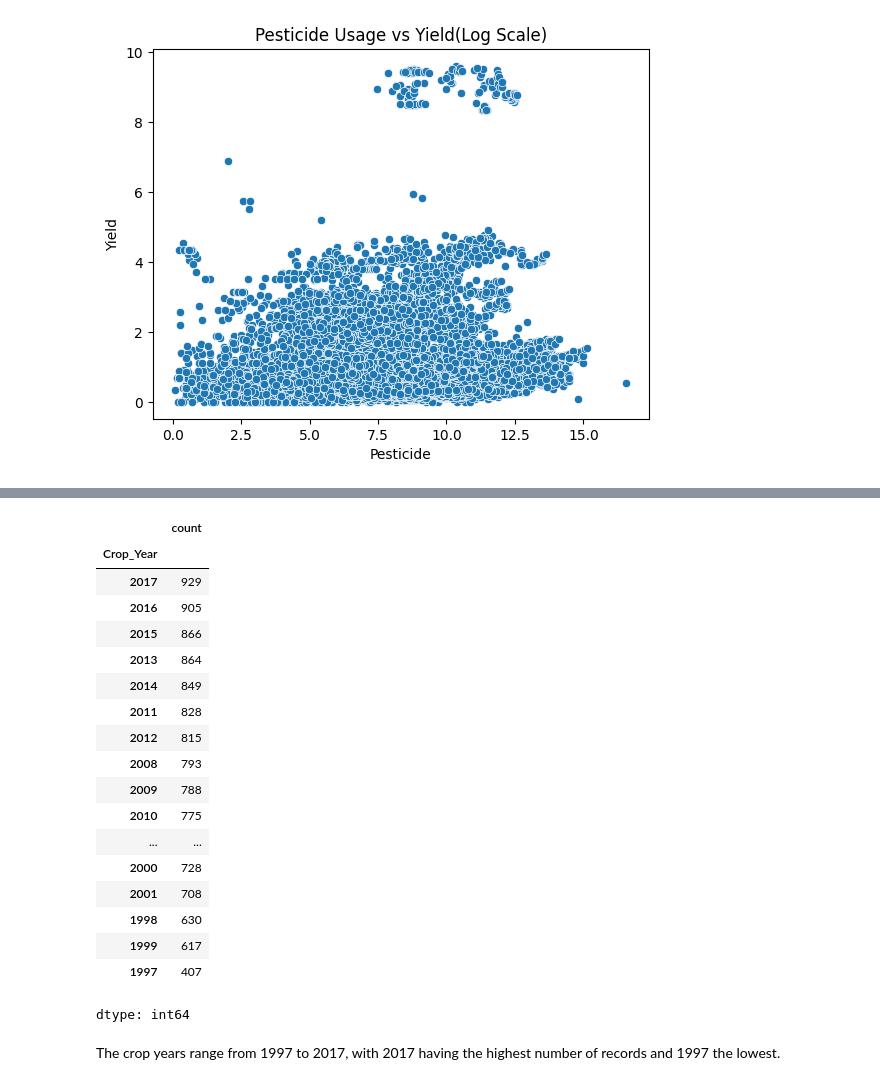
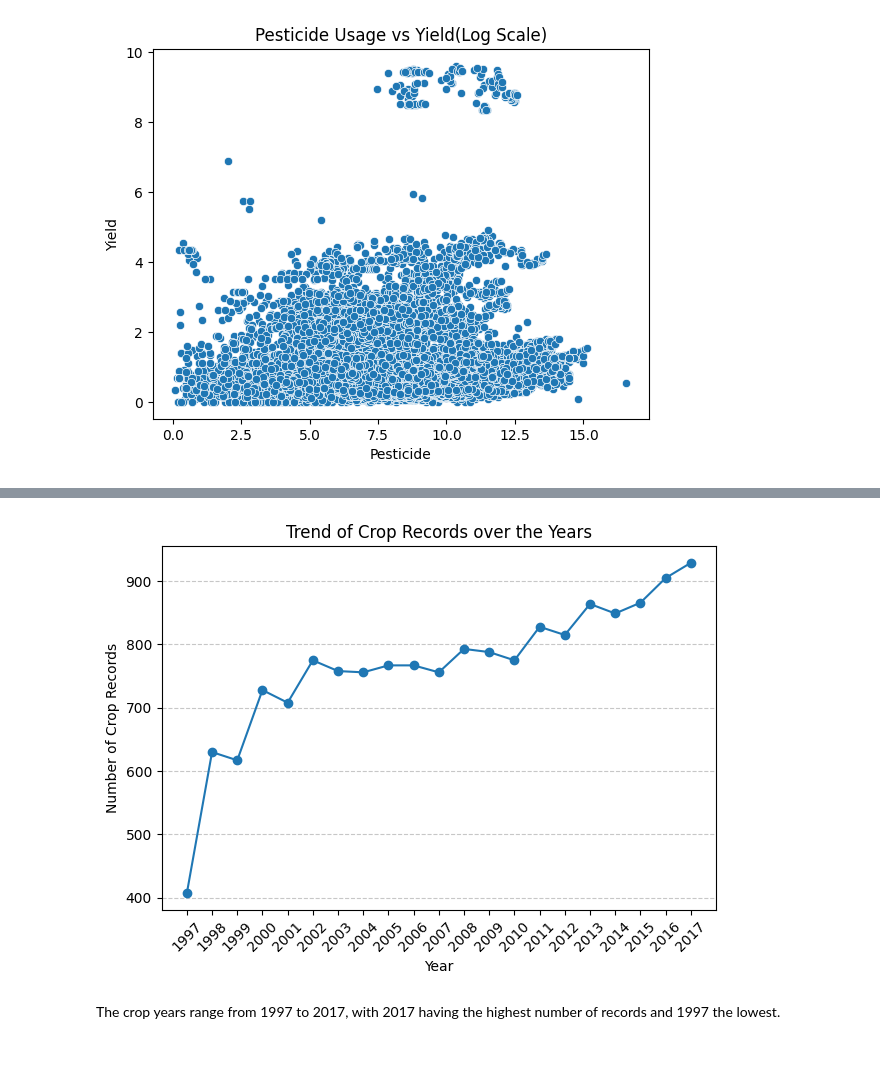
Before and after one commit to ManjuVijayakumar/ICTAK_DSA_FinalProject, a Jupyter notebook: Crop_Yield_prediction_regression_task.ipynb, the cells around one changed output, grey strips where cells are left out. Cells and saved outputs as stored; diff of their text form; code cells hidden in the pictures; blank space fills up the shorter version.

```diff
--- a/Crop_Yield_prediction_regression_task.ipynb
+++ b/Crop_Yield_prediction_regression_task.ipynb
@@ -394,26 +389,17 @@ dtype: float64
-# %%
-# Count detials for each crop year
-
-yield_df.Crop_Year.value_counts(ascending = False)
-# %% [output]
-|  | count |
-| Crop_Year |  |
-| 2017 | 929 |
-| 2016 | 905 |
-| 2015 | 866 |
-| 2013 | 864 |
-| 2014 | 849 |
-| 2011 | 828 |
-| 2012 | 815 |
-| 2008 | 793 |
-| 2009 | 788 |
-| 2010 | 775 |
-| ... | ... |
-| 2000 | 728 |
-| 2001 | 708 |
-| 1998 | 630 |
-| 1999 | 617 |
-| 1997 | 407 |
-dtype: int64
+# %%
+# Count details for each crop year
+
+year_counts= yield_df.Crop_Year.value_counts().sort_index()
+# plt.bar(year_counts.index, year_counts.values, color= 'skyblue')
+plt.plot(year_counts.index.astype(str), year_counts.values, marker= 'o')
+plt.xlabel('Year')
+plt.ylabel('Number of Crop Records')
+plt.title('Trend of Crop Records over the Years')
+plt.xticks(rotation= 45)
+plt.grid(axis='y', linestyle='--', alpha=0.7)
+plt.tight_layout()
+plt.show()
+# %% [output]
+[figure, added]
 # %% [markdown]
 The crop years range from 1997 to 2017, with 2017 having the highest number of records and 1997 the lowest.
```
Also changed, not shown: parts of 7 cells of this notebook.
